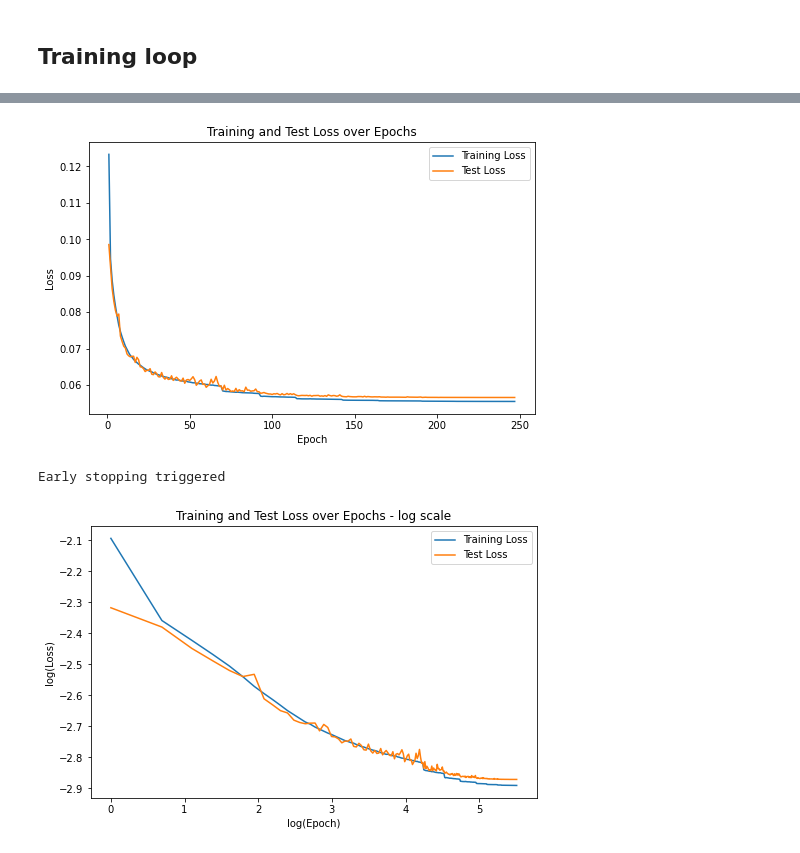
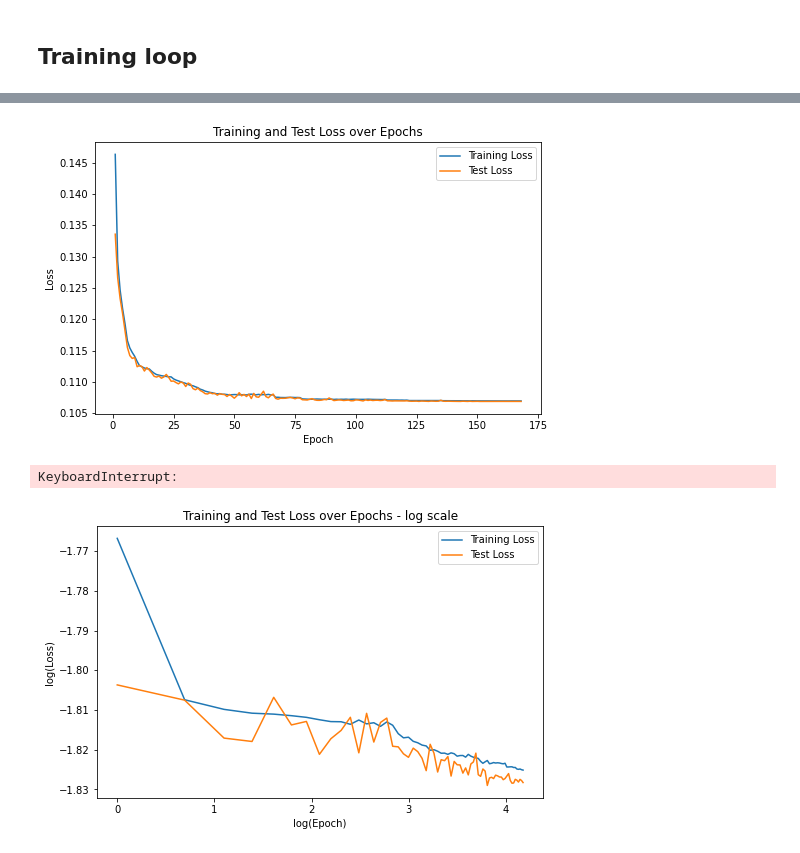
Before and after one commit to freddiefreeloader1/Imitation-Learning-for-Driving-Control, a Jupyter notebook: traning_model.ipynb, the cells around one changed output, grey strips where cells are left out. Cells and saved outputs as stored; diff of their text form; code cells hidden in the pictures.

Commit message:
new models with regularization

```diff
--- a/traning_model.ipynb
+++ b/traning_model.ipynb
@@ -58,7 +58,7 @@ class TrajectoryDataset(Dataset):
                 'std': (self.state_std.tolist(), self.action_std.tolist())
             }
 
-            with open('./Model/scaling_params_noisy_25.json', 'w') as f:
+            with open('./Model/scaling_params_noisy_29.json', 'w') as f:
                 json.dump(scaling_params, f)
 
             self.states = (self.states - self.state_mean) / (self.state_std + 1e-8)
@@ -113,7 +113,7 @@ importlib.reload(Model.my_model)
 from Model.my_model import SimpleNet
 # %%
 if include_turn_rate:
-    model = SimpleNet(input_size=6, hidden_size=64, output_size=2, input_weights=[1.0, 1.0, 1.0, 1.0, 1.0, 0.1])
+    model = SimpleNet(input_size=6, hidden_size=64, output_size=2, input_weights=[5.0, 5.0, 5.0, 1.0, 1.0, 1.0])
 else:
     model = SimpleNet(input_size=5, hidden_size=64, output_size=2)
 
@@ -128,7 +128,7 @@ criterion.to(device)
 
 num_epochs = 500
 
-optimizer = optim.Adam(model.parameters(), lr=0.0005, weight_decay=1e-6)
+optimizer = optim.Adam(model.parameters(), lr=0.0005)
 scheduler = optim.lr_scheduler.ReduceLROnPlateau(optimizer, mode='min', factor=0.5, patience=8)
 # %% [output]
 Device used :  cpu
@@ -144,30 +144,45 @@ best_test_loss = float('inf')
 early_stopping_patience = 20
 patience_counter = 0
 
+weight = 1.0
+
+def l1_regularizer(model, lambda_l1=0.001):
+    l1_norm = sum(p.abs().sum() for p in model.parameters())
+    return lambda_l1 * l1_norm
 
 for epoch in range(num_epochs):
     model.train()
 
     train_loss = 0
     with tqdm(train_loader, desc=f"Epoch {epoch + 1}/{num_epochs}") as pbar:
-        model.train()
         for batch_x, batch_y in pbar:
             batch_x, batch_y = batch_x.to(device), batch_y.to(device)
 
-            optimizer.zero_grad()
+            optimizer.zero_grad()  # Reset gradients
+
+            # Compute the regularization loss for the first input feature
+            reg_loss = weight * torch.norm(batch_y[:, 1], p=2)  # Penalizing the first output feature
+
+            # Forward pass
             outputs = model(batch_x)
             loss = criterion(outputs, batch_y)
-            loss.backward()
-            optimizer.step()
 
-            train_loss += loss.item()
+            # Total loss includes the regularization term
+            total_loss = loss + reg_loss + l1_regularizer(model)
 
-    avg_train_loss = train_loss / len(train_loader)
+            total_loss.backward()  # Backpropagate the total loss
+            optimizer.step()  # Update model parameters
+
+            train_loss += loss.item()  # Accumulate training loss
+
+    avg_train_loss = train_loss / len(train_loader)  # Average training loss for the epoch
     train_losses.append(avg_train_loss)
 
+    # Clear output and print training loss
     clear_output(wait=True)
     print(f'Epoch {epoch + 1}/{num_epochs}, Train Loss: {avg_train_loss:.5f}')
 
+    # Evaluation phase
     model.eval()
     total_loss = 0
 
@@ -178,25 +193,28 @@ for epoch in range(num_epochs):
             loss = criterion(outputs, batch_y)
             total_loss += loss.item()
 
-    avg_test_loss = total_loss / len(test_loader)
+    avg_test_loss = total_loss / len(test_loader)  # Average test loss for the epoch
     test_losses.append(avg_test_loss)
 
+    # Step the learning rate scheduler based on test loss
     scheduler.step(avg_test_loss)
 
     print(f'Test Loss: {avg_test_loss:.5f}')
 
+    # Check if the test loss improved (early stopping)
     if avg_test_loss < best_test_loss:
         best_test_loss = avg_test_loss
         patience_counter = 0
-        torch.save(model.state_dict(), './Model/model_noisy_25_64.pth')
+        # Save the model with the best test loss
+        torch.save(model.state_dict(), './Model/model_noisy_29_64.pth')
     else:
         patience_counter += 1
 
-
+    # Plot training and test losses
     plt.close("all")
     plt.figure(figsize=(8, 5))
-    plt.plot(range(1, epoch+2), train_losses, label='Training Loss')
-    plt.plot(range(1, epoch+2), test_losses, label='Test Loss')
+    plt.plot(range(1, epoch + 2), train_losses, label='Training Loss')
+    plt.plot(range(1, epoch + 2), test_losses, label='Test Loss')
     plt.xlabel('Epoch')
     plt.ylabel('Loss')
     plt.title('Training and Test Loss over Epochs')
@@ -204,6 +222,7 @@ for epoch in range(num_epochs):
     plt.show()
     plt.pause(0.001)
 
+    # Early stopping based on patience
     if patience_counter >= early_stopping_patience:
         print("Early stopping triggered")
         break
@@ -213,5 +232,5 @@ Test Loss: 0.05664
-[figure, old version]
+[figure, new version]
-Early stopping triggered
+KeyboardInterrupt:
 # %%
 plt.close("all")
 plt.figure(figsize=(8, 5))
@@ -224,4 +243,4 @@ plt.legend()
 plt.show()
 plt.pause(0.001)
 # %% [output]
-[figure, old version]
+[figure, new version]
```
Also changed, not shown: parts of 1 cell of this notebook, 22 other files.
